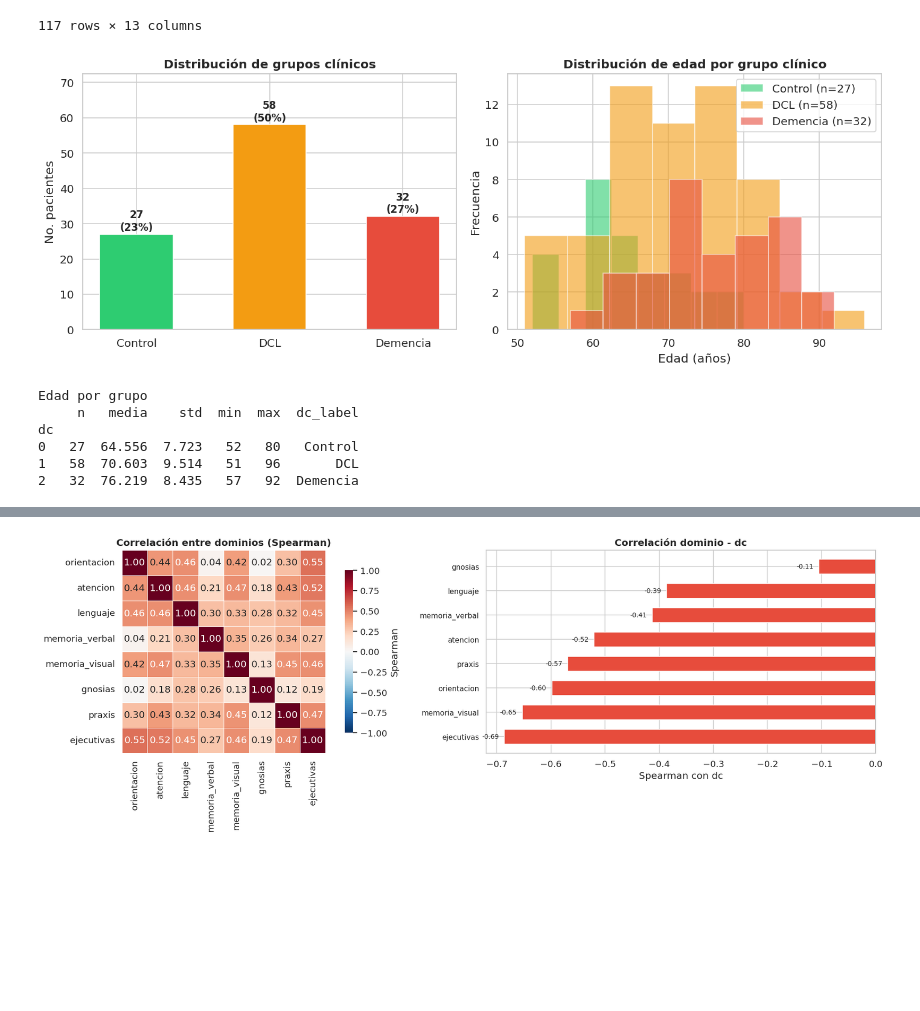
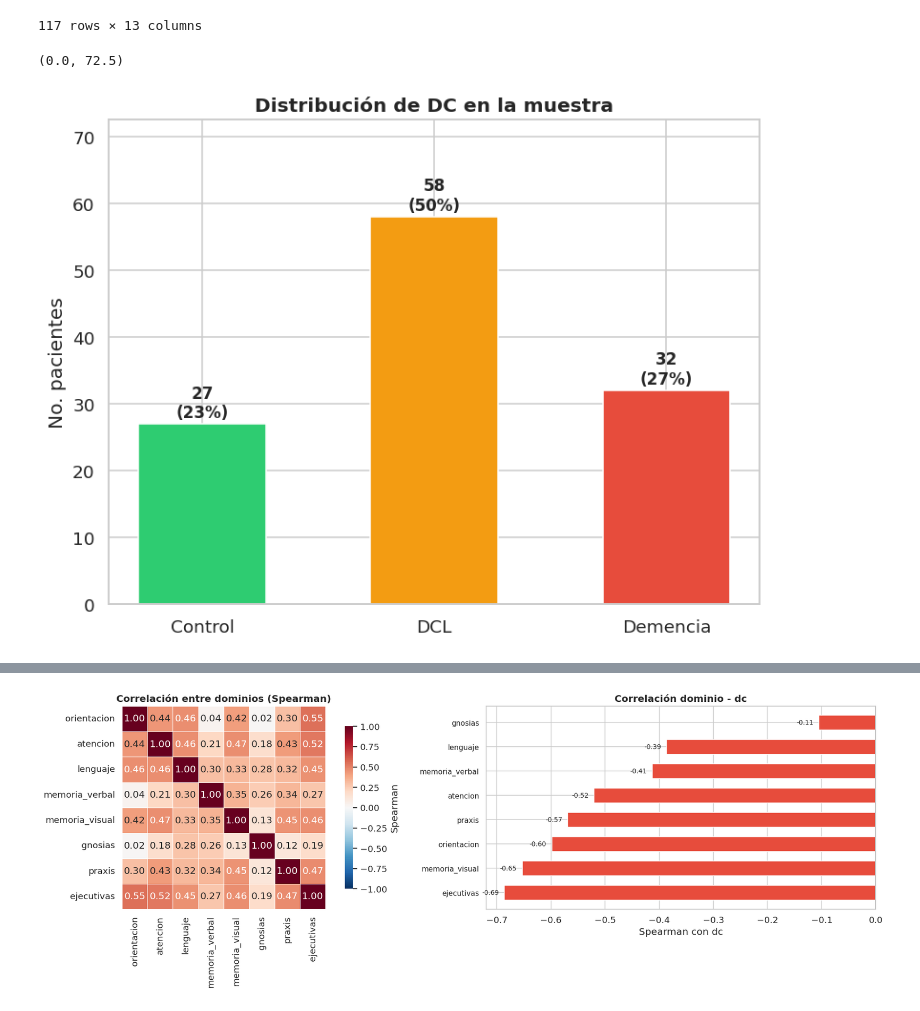
Before and after one commit to Nicolasg2c/dc_model_ts, a Jupyter notebook: src/dc_pipeline_2.ipynb, the cells around one changed output, grey strips where cells are left out. Cells and saved outputs as stored; diff of their text form; code cells hidden in the pictures; blank space fills up the shorter version.

```diff
--- a/src/dc_pipeline_2.ipynb
+++ b/src/dc_pipeline_2.ipynb
@@ -1376,57 +1376,30 @@ df_complete
 | 116 | f0234-87 | 1 | 2 | 87 | 1.000000 | 2.666667 | 2.333333 | 1.750000 | ... |
 117 rows × 13 columns
 # %%
-fig, axes = plt.subplots(1, 2, figsize=(13, 5))
+fig = plt.figure(figsize=(8, 6))
 
 # GRÁFICO DE DISTRIBUCIÓN DE LOS DATOS
 counts = df_complete["dc"].value_counts().sort_index()
 x_pos = list(range(len(DC_ORDER)))
-bars = axes[0].bar(
+bars = plt.bar(
     x_pos,
     [counts.get(k, 0) for k in DC_ORDER],
     color=DC_PALETTE.values(),
     edgecolor="white", width=0.55,
 )
 for bar, k in zip(bars, DC_ORDER):
     v   = counts.get(k, 0)
     pct = v / len(df_complete) * 100
-    axes[0].text(
+    plt.text(
         bar.get_x() + bar.get_width() / 2,
         bar.get_height() + 0.4,
         f"{v}\n({pct:.0f}%)",
         ha="center", va="bottom", fontsize=11, fontweight="bold",
     )
-axes[0].set_xticks(x_pos)
-axes[0].set_xticklabels([DC_LABELS[k] for k in DC_ORDER])
-axes[0].set_ylabel("No. pacientes")
-axes[0].set_title("Distribución de grupos clínicos", fontweight="bold")
-axes[0].set_ylim(0, counts.max() * 1.25)
-
-# --- Gráfico 2: distribución de edad por grupo
-for dc_val in DC_ORDER:
-    subset = df_complete[df_complete["dc"] == dc_val]["age_num"].dropna()
-    axes[1].hist(subset, bins=8, alpha=0.6, color=DC_PALETTE[dc_val], label=f"{DC_LABELS[dc_val]} (n={len(subset)})", edgecolor="white")
-axes[1].set_xlabel("Edad (años)")
-axes[1].set_ylabel("Frecuencia")
-axes[1].set_title("Distribución de edad por grupo clínico", fontweight="bold")
-axes[1].legend()
-
-plt.tight_layout()
-plt.show()
-
-# Tabla de estadísticos de edad
-print("\nEdad por grupo")
-print(
-    df_complete.groupby("dc")["age_num"]
-    .agg(n="count", media="mean", std="std", min="min", max="max")
-    .assign(dc_label=lambda x: x.index.astype(int).map(DC_LABELS))
-    .round(3)
-)
+plt.xticks(ticks=x_pos, labels=[DC_LABELS[k] for k in DC_ORDER])
+plt.ylabel("No. pacientes")
+plt.title("Distribución de DC en la muestra", fontweight="bold")
+plt.ylim(0, counts.max() * 1.25)
 # %% [output]
+(0.0, 72.5)
-[figure, old version]
+[figure, new version]
-Edad por grupo
-     n   media    std  min  max  dc_label
-dc
-0   27  64.556  7.723   52   80   Control
-1   58  70.603  9.514   51   96       DCL
-2   32  76.219  8.435   57   92  Demencia
```
Also changed, not shown: parts of 12 cells of this notebook.
